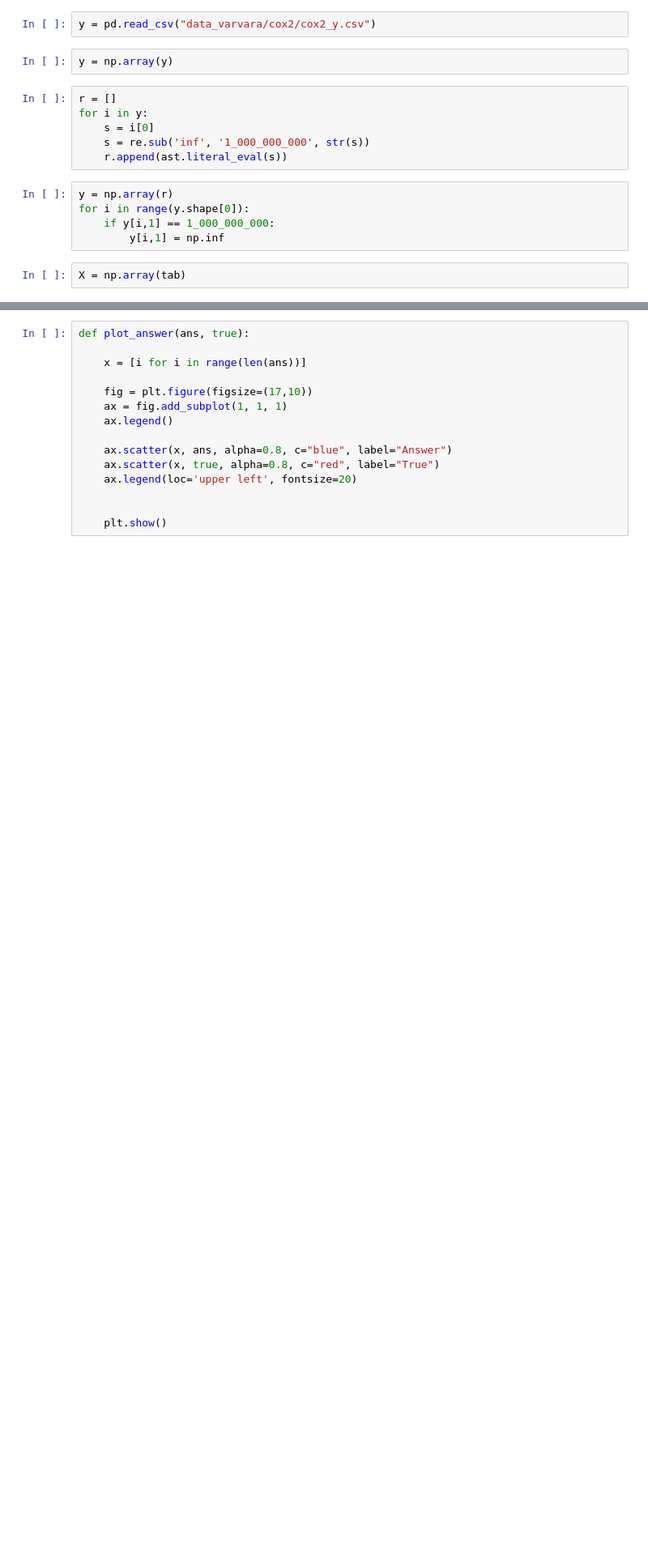
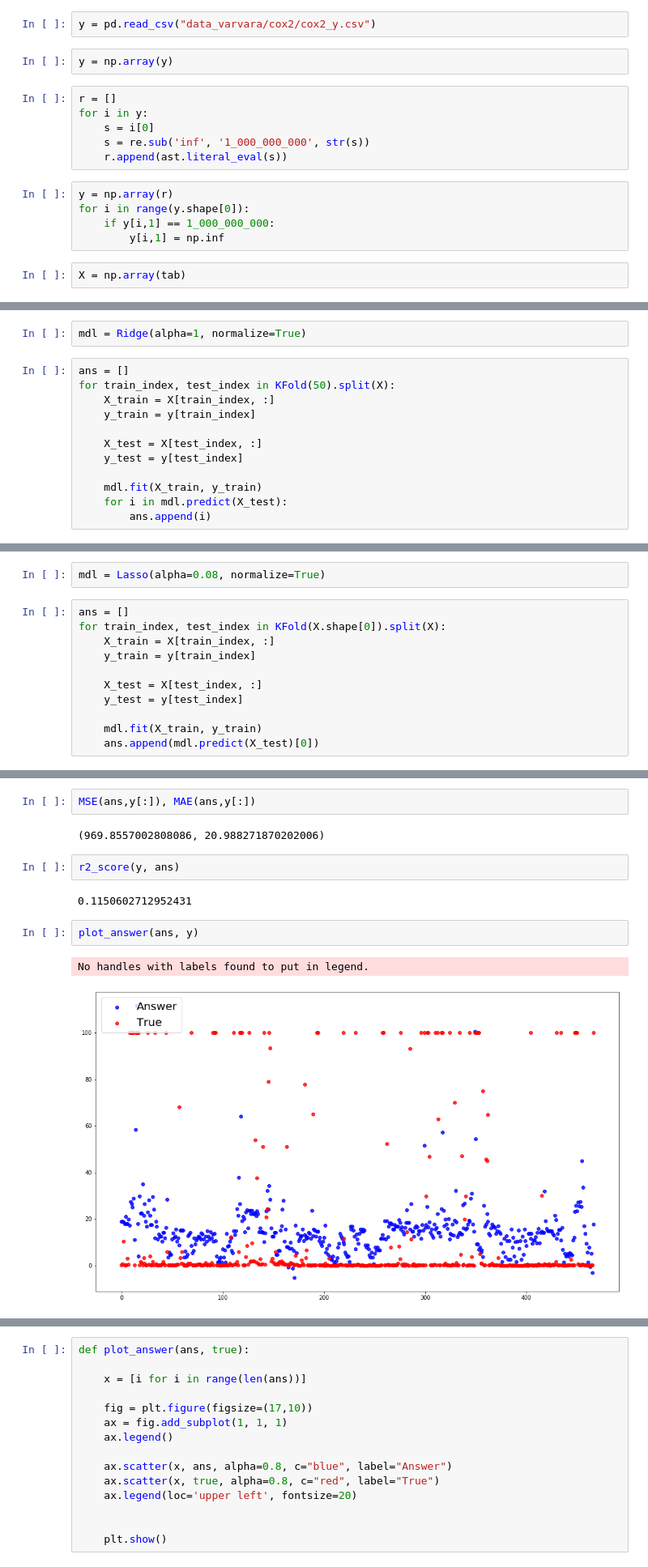
Before and after one commit to SdobnovE/cours_work_4, a Jupyter notebook: chapter_5.1.ipynb, the cells around one changed output, grey strips where cells are left out. Shown: that part at 81% size. Drawn from its saved outputs; the diff is of its cells as text; blank space fills up the shorter version.

```diff
--- a/chapter_5.1.ipynb
+++ b/chapter_5.1.ipynb
@@ -169,0 +128,14 @@ print(MSE(ans_all,y_new[:]), MAE(ans_all,y_new[:]),y_in_clust.shape)
+# %%
+mdl = Ridge(alpha=1, normalize=True)
+# %%
+ans = []
+for train_index, test_index in KFold(50).split(X):
+    X_train = X[train_index, :]
+    y_train = y[train_index]
+
+    X_test = X[test_index, :]
+    y_test = y[test_index]
+
+    mdl.fit(X_train, y_train)
+    for i in mdl.predict(X_test):
+        ans.append(i)
@@ -169,0 +170,13 @@ print(MSE(ans_all,y_new[:]), MAE(ans_all,y_new[:]),y_in_clust.shape)
+# %%
+mdl = Lasso(alpha=0.08, normalize=True)
+# %%
+ans = []
+for train_index, test_index in KFold(X.shape[0]).split(X):
+    X_train = X[train_index, :]
+    y_train = y[train_index]
+
+    X_test = X[test_index, :]
+    y_test = y[test_index]
+
+    mdl.fit(X_train, y_train)
+    ans.append(mdl.predict(X_test)[0])
@@ -169,0 +205,13 @@ print(MSE(ans_all,y_new[:]), MAE(ans_all,y_new[:]),y_in_clust.shape)
+# %%
+MSE(ans,y[:]), MAE(ans,y[:])
+# %% [output]
+(969.8557002808086, 20.988271870202006)
+# %%
+r2_score(y, ans)
+# %% [output]
+0.1150602712952431
+# %%
+plot_answer(ans, y)
+# %% [output]
+No handles with labels found to put in legend.
+[figure, added]
```
Also changed, not shown: parts of 61 cells of this notebook, 2 other files.
